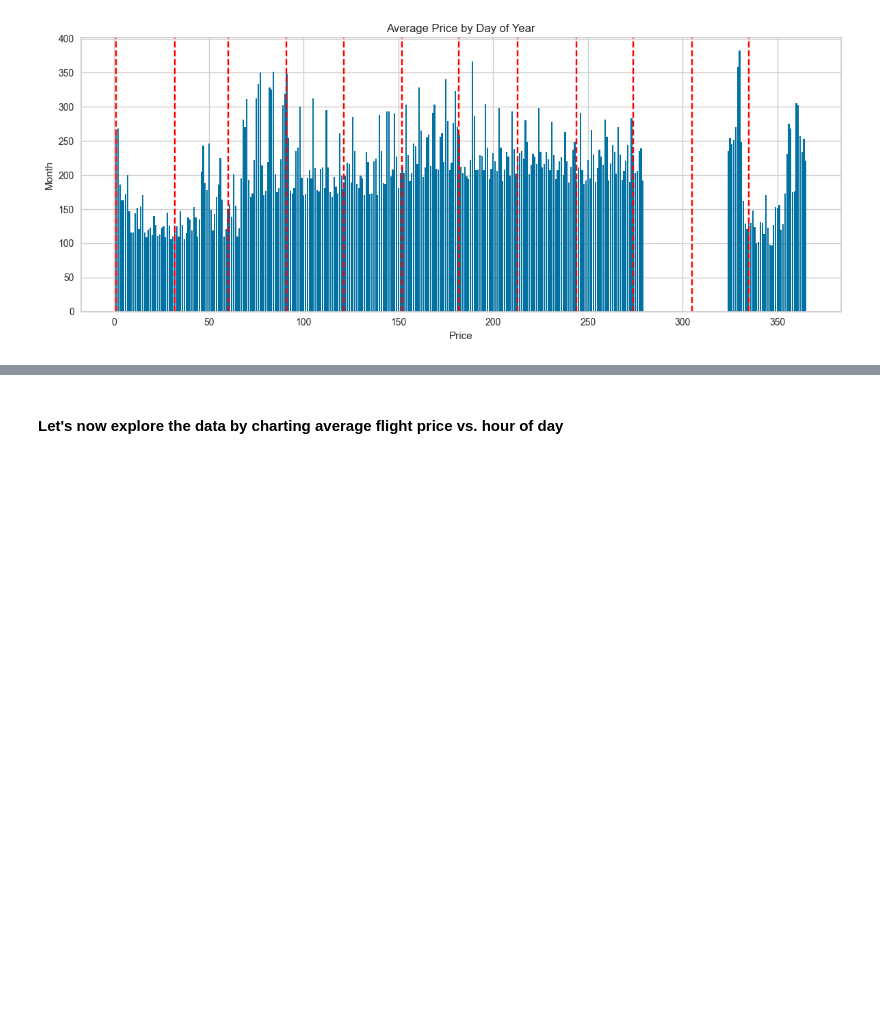
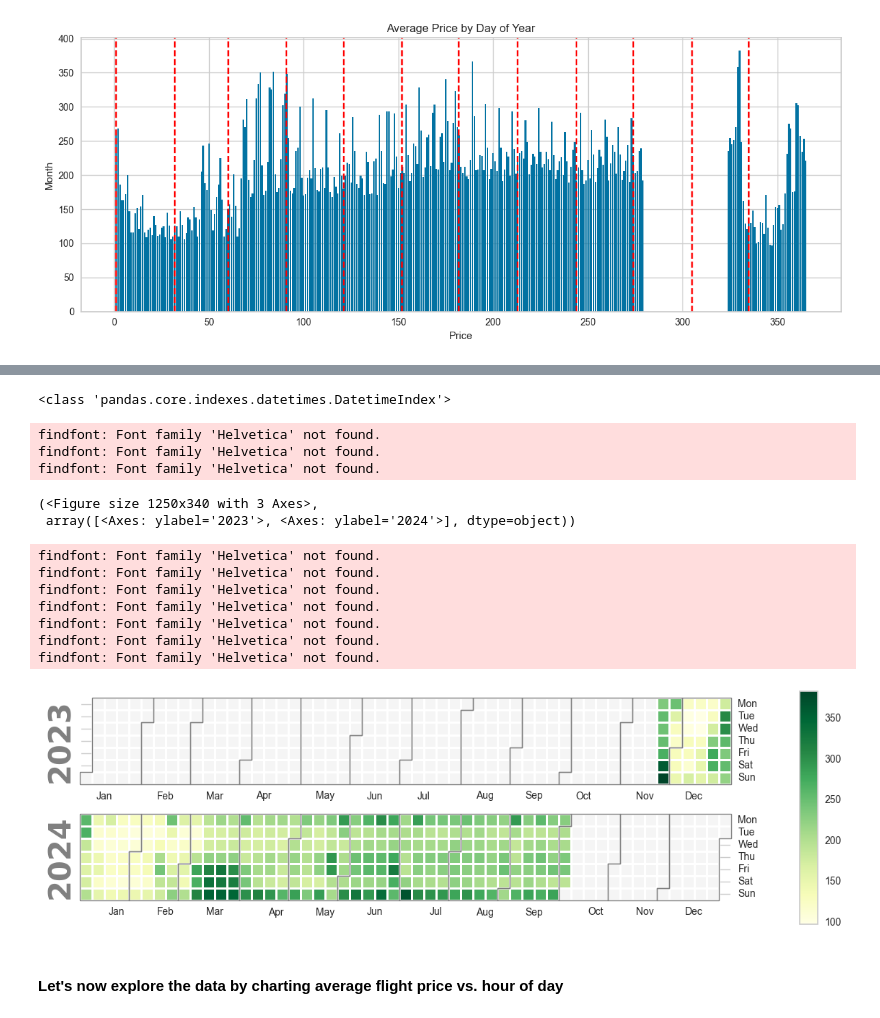
Before and after one commit to jeremyabeard5/MSDS696, a Jupyter notebook: FlightPrice.ipynb, the cells around one changed output, grey strips where cells are left out. Saved outputs shown, nothing was run; the diff lists cells and outputs as text; code cells hidden in the pictures; blank space fills up the shorter version.

Commit message:
created calplot heatmap

```diff
--- a/FlightPrice.ipynb
+++ b/FlightPrice.ipynb
@@ -525,0 +571,3 @@ plt.show()
+# %%
+df_cal = df.copy()
+df_cal.head()
@@ -525,0 +581,3 @@ plt.show()
+# %%
+df_cal = df_cal[['deptDate', 'price']]
+df_cal.info()
@@ -525,0 +594,6 @@ plt.show()
+# %%
+df_cal['deptDate'] = pd.to_datetime(df_cal['deptDate'])
+# %%
+df_cal = df_cal.groupby('deptDate').mean()
+
+df_cal.info()
@@ -526,3 +638,25 @@ plt.show()
+# %%
+import calplot
+print(type(df_cal.index))
+# The index should be a DatetimeIndex for calplot
+# %% [output]
+<class 'pandas.core.indexes.datetimes.DatetimeIndex'>
+# %%
+calplot.calplot(df_cal['price'], cmap='YlGn', colorbar=True, textformat=None) # textformat='{:.0f}')
+# %% [output]
+findfont: Font family 'Helvetica' not found.
+findfont: Font family 'Helvetica' not found.
+findfont: Font family 'Helvetica' not found.
+(<Figure size 1250x340 with 3 Axes>,
+ array([<Axes: ylabel='2023'>, <Axes: ylabel='2024'>], dtype=object))
+findfont: Font family 'Helvetica' not found.
+findfont: Font family 'Helvetica' not found.
+findfont: Font family 'Helvetica' not found.
+findfont: Font family 'Helvetica' not found.
+findfont: Font family 'Helvetica' not found.
+findfont: Font family 'Helvetica' not found.
+findfont: Font family 'Helvetica' not found.
+[figure, added]
 # %% [markdown]
 #### Let's now explore the data by charting average flight price vs. hour of day
 # %%
```
Also changed, not shown: parts of 32 cells of this notebook.
